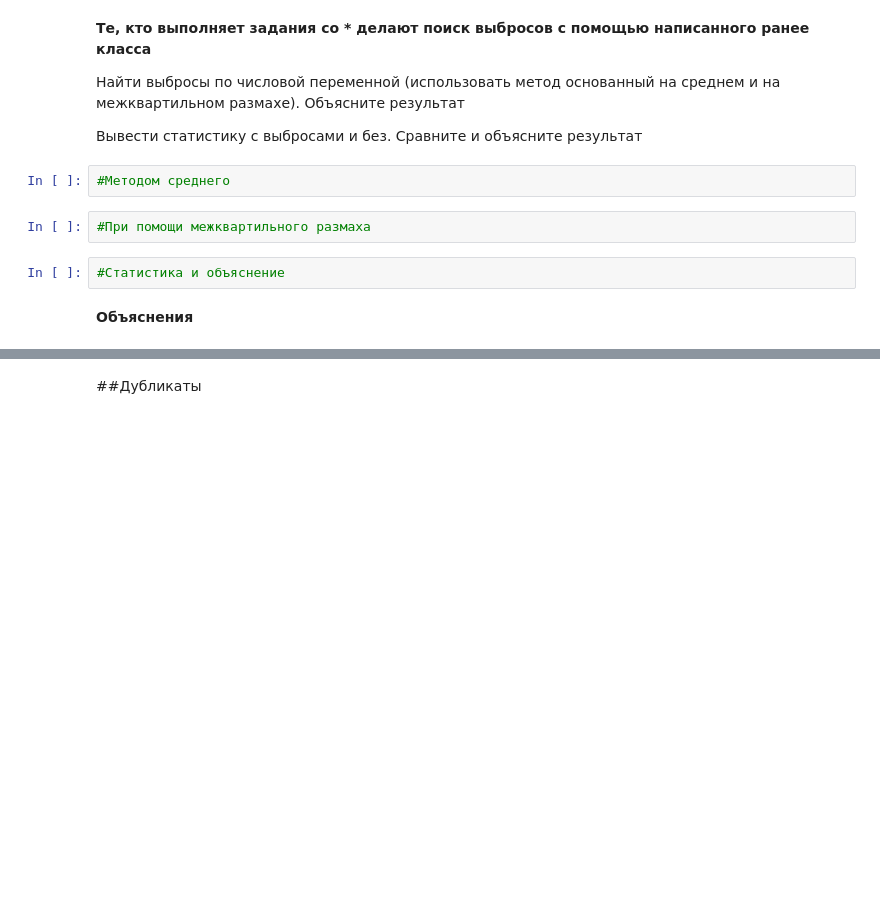
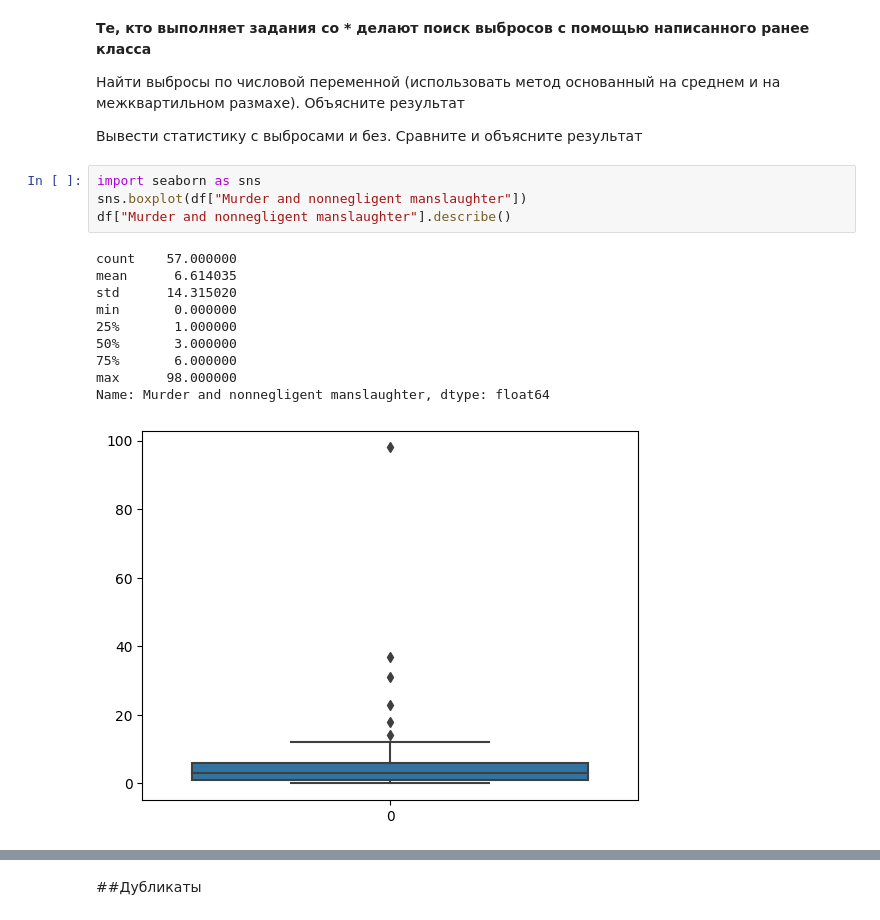
Before and after one commit to Dev-Atom42/MachineLearning-Calobaratory, a Jupyter notebook: Задание_3.ipynb, the cells around one changed output, grey strips where cells are left out. Saved outputs shown, nothing was run; the diff lists cells and outputs as text; blank space fills up the shorter version.

```diff
--- a/Задание_3.ipynb
+++ b/Задание_3.ipynb
@@ -200,11 +200,18 @@ df_new2
 Найти выбросы по числовой переменной (использовать метод основанный на среднем и на межквартильном размахе). Объясните результат
 
 Вывести статистику с выбросами и без. Сравните и объясните результат
-# %%
-#Методом среднего
-# %%
-#При помощи межквартильного размаха
-# %%
-#Статистика и объяснение
-# %% [markdown]
-**Объяснения**
+# %%
+import seaborn as sns
+sns.boxplot(df["Murder and nonnegligent manslaughter"])
+df["Murder and nonnegligent manslaughter"].describe()
+# %% [output]
+count    57.000000
+mean      6.614035
+std      14.315020
+min       0.000000
+25%       1.000000
+50%       3.000000
+75%       6.000000
+max      98.000000
+Name: Murder and nonnegligent manslaughter, dtype: float64
+[figure, added]
```
Also changed, not shown: parts of 10 cells of this notebook.
